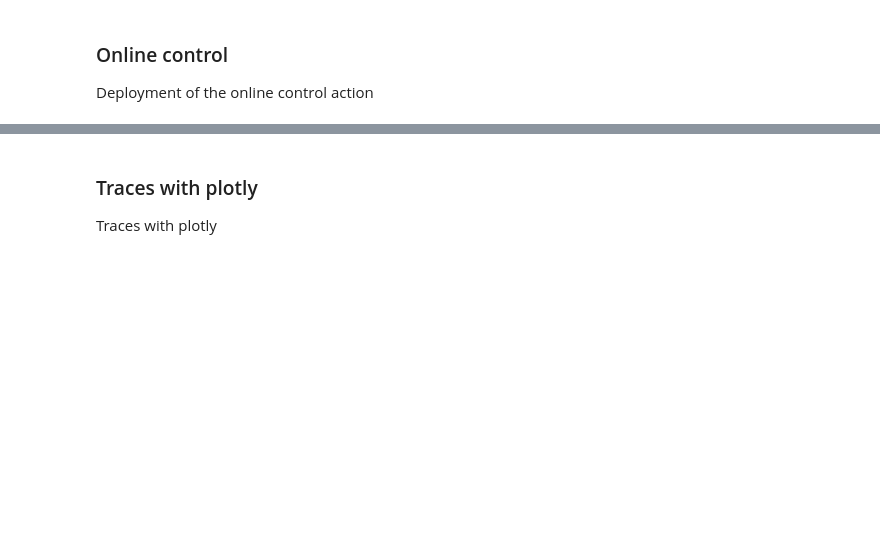
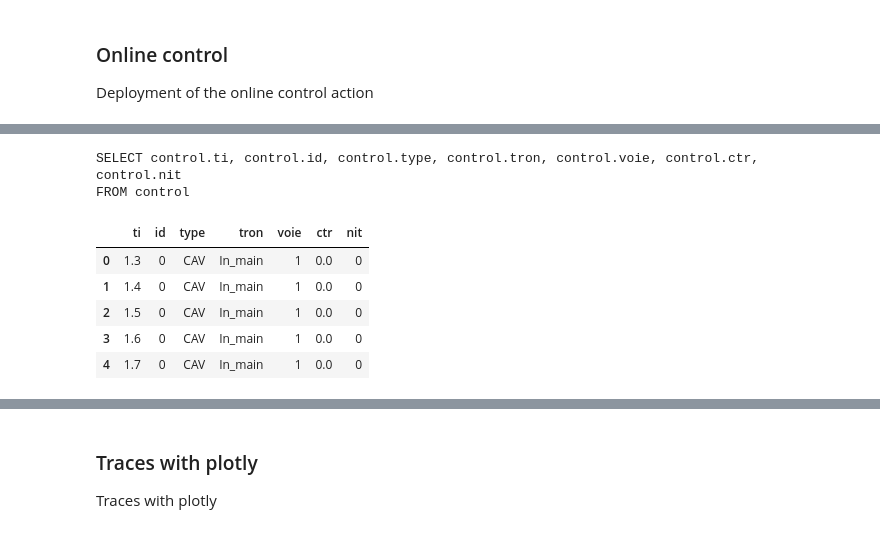
Before and after one commit to licit-lab/hierarchical-split-platooning, a Jupyter notebook: Notebooks/01-ISTTT2019.ipynb, the cells around one changed output, grey strips where cells are left out. Cells and saved outputs as stored; diff of their text form; code cells hidden in the pictures; blank space fills up the shorter version.

```diff
--- a/Notebooks/01-ISTTT2019.ipynb
+++ b/Notebooks/01-ISTTT2019.ipynb
@@ -1162,0 +1344,18 @@ Wall time: 89.9 ms
+# %%
+stmt = select([control])
+print(stmt)
+results = connection.execute(stmt).fetchall()
+# %% [output]
+SELECT control.ti, control.id, control.type, control.tron, control.voie, control.ctr, control.nit
+FROM control
+# %%
+column_names = control.columns.keys()
+controlDf = pd.DataFrame(results, columns = column_names)
+controlDf.head()
+# %% [output]
+|  | ti | id | type | tron | voie | ctr | nit |
+| 0 | 1.3 | 0 | CAV | In_main | 1 | 0.0 | 0 |
+| 1 | 1.4 | 0 | CAV | In_main | 1 | 0.0 | 0 |
+| 2 | 1.5 | 0 | CAV | In_main | 1 | 0.0 | 0 |
+| 3 | 1.6 | 0 | CAV | In_main | 1 | 0.0 | 0 |
+| 4 | 1.7 | 0 | CAV | In_main | 1 | 0.0 | 0 |
```
Also changed, not shown: parts of 15 cells of this notebook.
